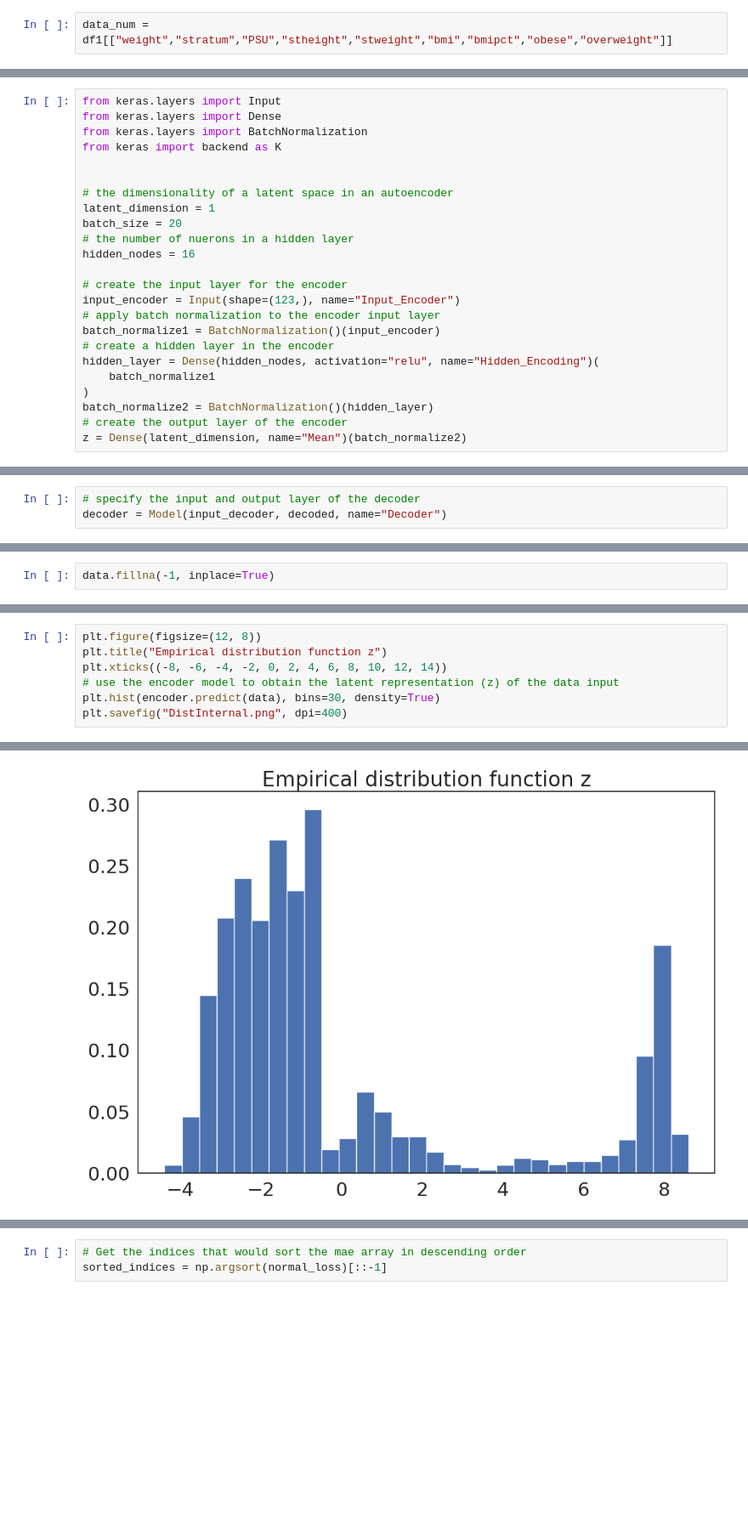
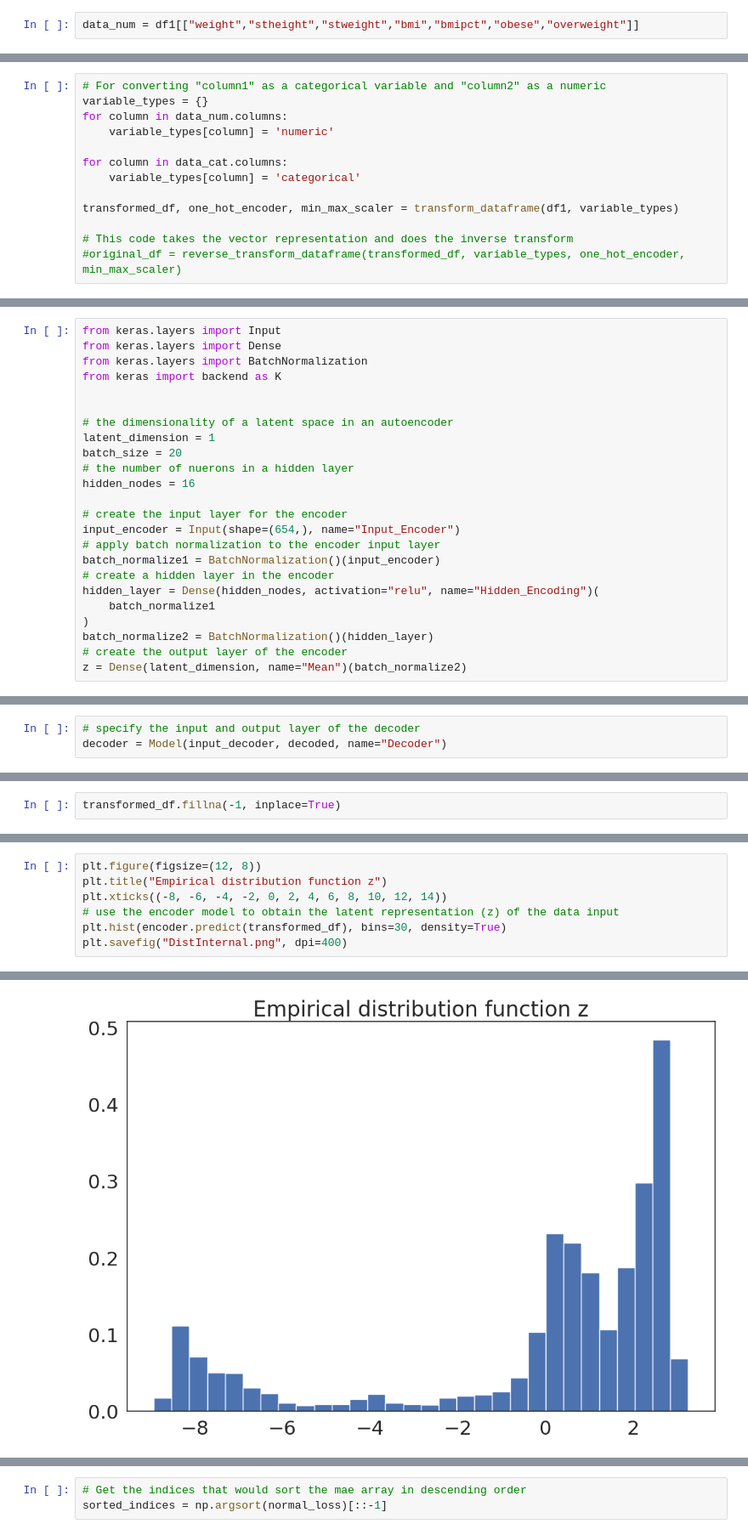
Before and after one commit to kohathyli/Autoencoders_Census, a Jupyter notebook: Autoencoder_YRBSS.ipynb, the cells around one changed output, grey strips where cells are left out. Shown at 85% size. Drawn from its saved outputs; the diff is of its cells as text; blank space fills up the shorter version.

```diff
--- a/Autoencoder_YRBSS.ipynb
+++ b/Autoencoder_YRBSS.ipynb
@@ -144,5 +138,5 @@ df1.head()
 # %%
-data_num = df1[["weight","stratum","PSU","stheight","stweight","bmi","bmipct","obese","overweight"]]
+data_num = df1[["weight","stheight","stweight","bmi","bmipct","obese","overweight"]]
 # %%
 data_cat = df1.copy()
 data_cat = data_cat.drop(data_num.columns, axis = 1)
@@ -218 +183,14 @@ data = data_normal_num.merge(data_normal_cat, left_index = True, right_index = T
+# %%
+# For converting "column1" as a categorical variable and "column2" as a numeric
+variable_types = {}
+for column in data_num.columns:
+    variable_types[column] = 'numeric'
+
+for column in data_cat.columns:
+    variable_types[column] = 'categorical'
+
+transformed_df, one_hot_encoder, min_max_scaler = transform_dataframe(df1, variable_types)
+
+# This code takes the vector representation and does the inverse transform
+#original_df = reverse_transform_dataframe(transformed_df, variable_types, one_hot_encoder, min_max_scaler)
 # %%
@@ -233,7 +211,7 @@ batch_size = 20
 hidden_nodes = 16
 
 # create the input layer for the encoder
-input_encoder = Input(shape=(123,), name="Input_Encoder")
+input_encoder = Input(shape=(654,), name="Input_Encoder")
 # apply batch normalization to the encoder input layer
 batch_normalize1 = BatchNormalization()(input_encoder)
 # create a hidden layer in the encoder
@@ -287,6 +265,6 @@ Non-trainable params: 312
 _________________________________________________________________
 # %%
-data.fillna(-1, inplace=True)
+transformed_df.fillna(-1, inplace=True)
 # %%
 from tensorflow.random import set_seed
 from tensorflow.keras.callbacks import ModelCheckpoint, EarlyStopping
@@ -352,11 +324,11 @@ Validation MSE = 1.3881128315261282
 # %%
 plt.figure(figsize=(12, 8))
 plt.title("Empirical distribution function z")
 plt.xticks((-8, -6, -4, -2, 0, 2, 4, 6, 8, 10, 12, 14))
 # use the encoder model to obtain the latent representation (z) of the data input
-plt.hist(encoder.predict(data), bins=30, density=True)
+plt.hist(encoder.predict(transformed_df), bins=30, density=True)
 plt.savefig("DistInternal.png", dpi=400)
 # %% [output]
 462/462 [==============================] - 1s 1ms/step
-[figure, old version]
+[figure, new version]
 # %%
```
Also changed, not shown: parts of 37 cells of this notebook.
